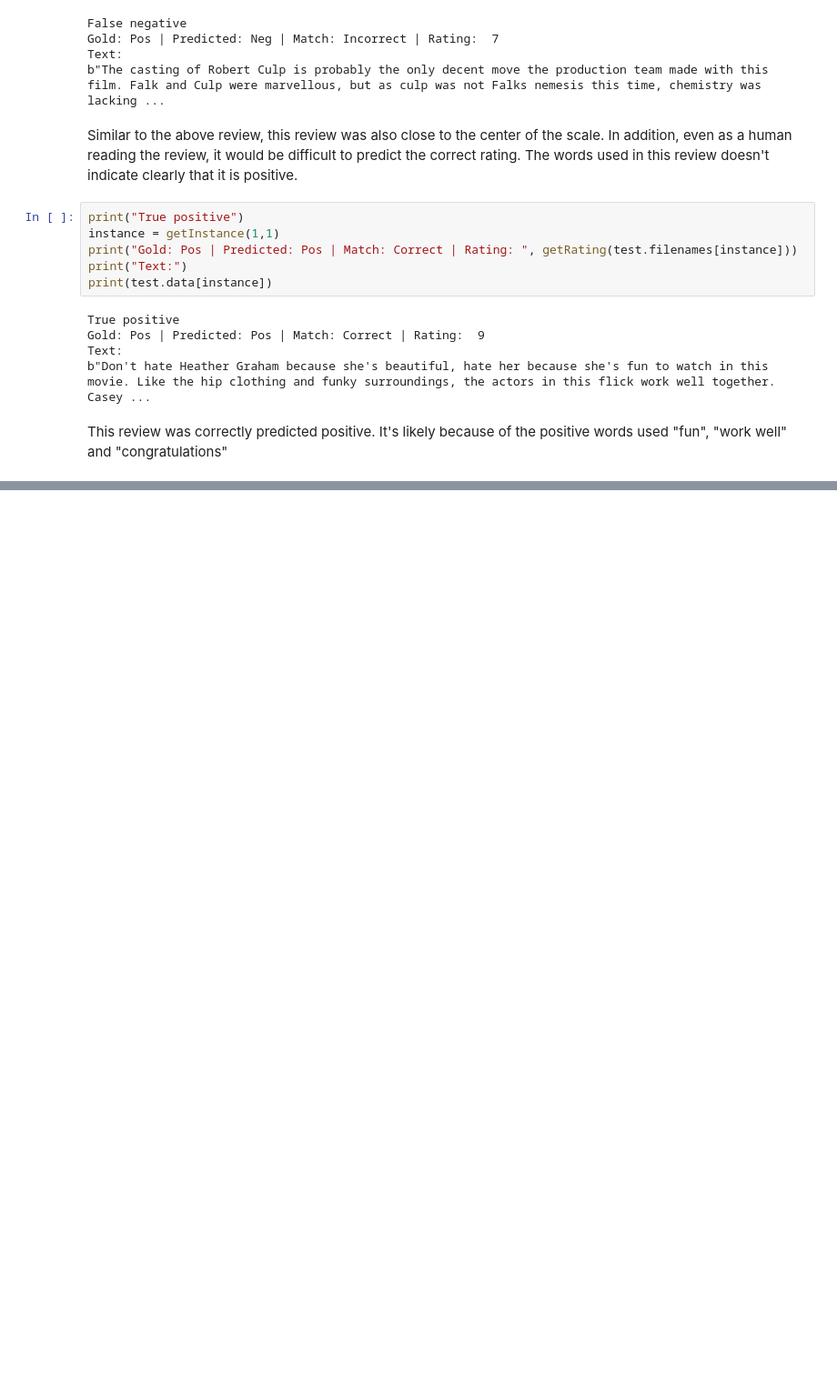
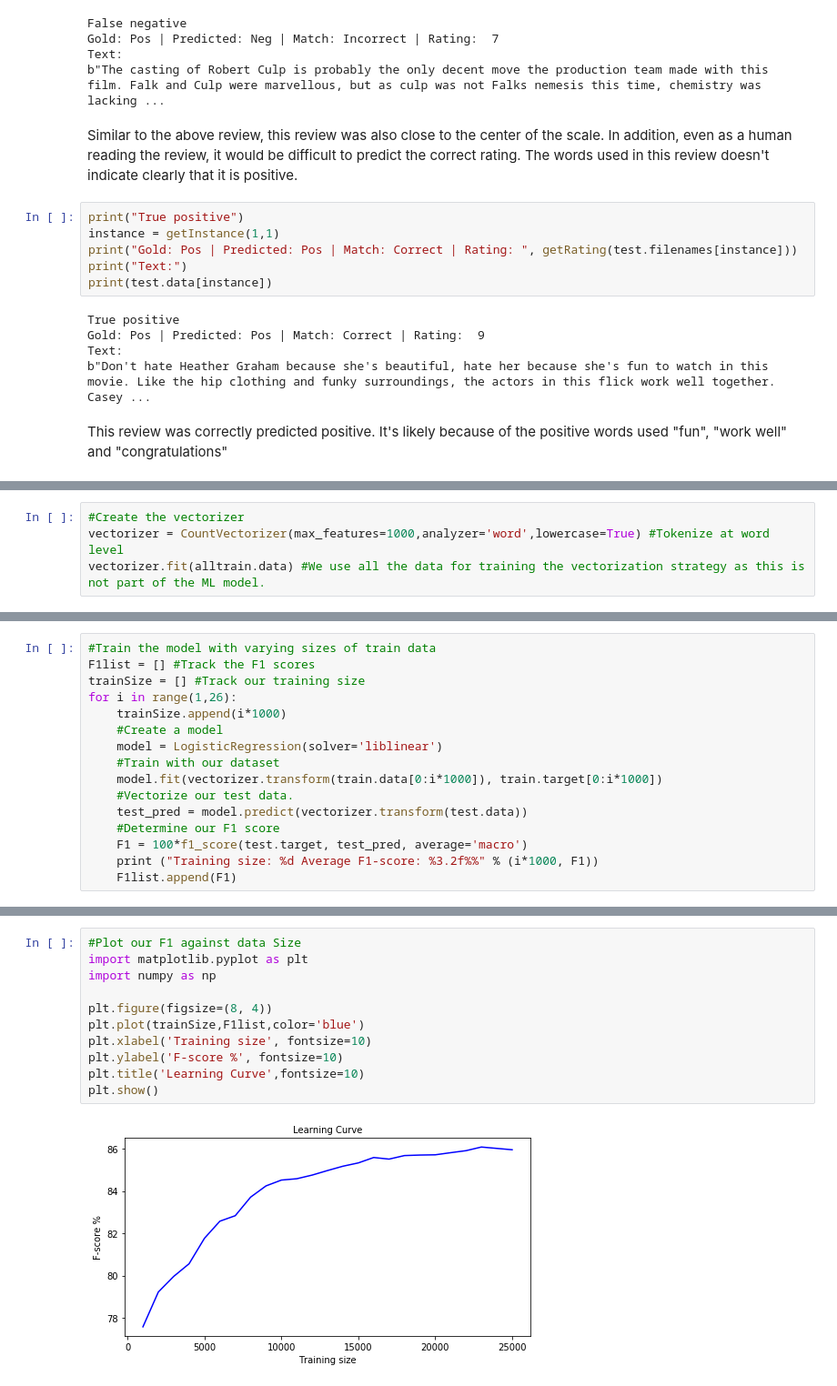
Before and after one commit to finnthedawg/imdb-sentiment, a Jupyter notebook: analysis.ipynb, the cells around one changed output, grey strips where cells are left out. Shown at 91% size. Saved outputs shown, nothing was run; the diff lists cells and outputs as text; blank space fills up the shorter version.

Commit message:
Investigating the effect of training on accuracy

```diff
--- a/analysis.ipynb
+++ b/analysis.ipynb
@@ -483,0 +488,4 @@ This review was correctly predicted positive. It's likely because of the positiv
+# %%
+#Create the vectorizer
+vectorizer = CountVectorizer(max_features=1000,analyzer='word',lowercase=True) #Tokenize at word level
+vectorizer.fit(alltrain.data) #We use all the data for training the vectorization strategy as this is not part of the ML model.
@@ -483,0 +499,16 @@ This review was correctly predicted positive. It's likely because of the positiv
+# %%
+#Train the model with varying sizes of train data
+F1list = [] #Track the F1 scores
+trainSize = [] #Track our training size
+for i in range(1,26):
+    trainSize.append(i*1000)
+    #Create a model
+    model = LogisticRegression(solver='liblinear')
+    #Train with our dataset
+    model.fit(vectorizer.transform(train.data[0:i*1000]), train.target[0:i*1000])
+    #Vectorize our test data.
+    test_pred = model.predict(vectorizer.transform(test.data))
+    #Determine our F1 score
+    F1 = 100*f1_score(test.target, test_pred, average='macro')
+    print ("Training size: %d Average F1-score: %3.2f%%" % (i*1000, F1))
+    F1list.append(F1)
@@ -483,0 +533,13 @@ This review was correctly predicted positive. It's likely because of the positiv
+# %%
+#Plot our F1 against data Size
+import matplotlib.pyplot as plt
+import numpy as np
+
+plt.figure(figsize=(8, 4))
+plt.plot(trainSize,F1list,color='blue')
+plt.xlabel('Training size', fontsize=10)
+plt.ylabel('F-score %', fontsize=10)
+plt.title('Learning Curve',fontsize=10)
+plt.show()
+# %% [output]
+[figure, added]
```
Also changed, not shown: parts of 5 cells of this notebook.
